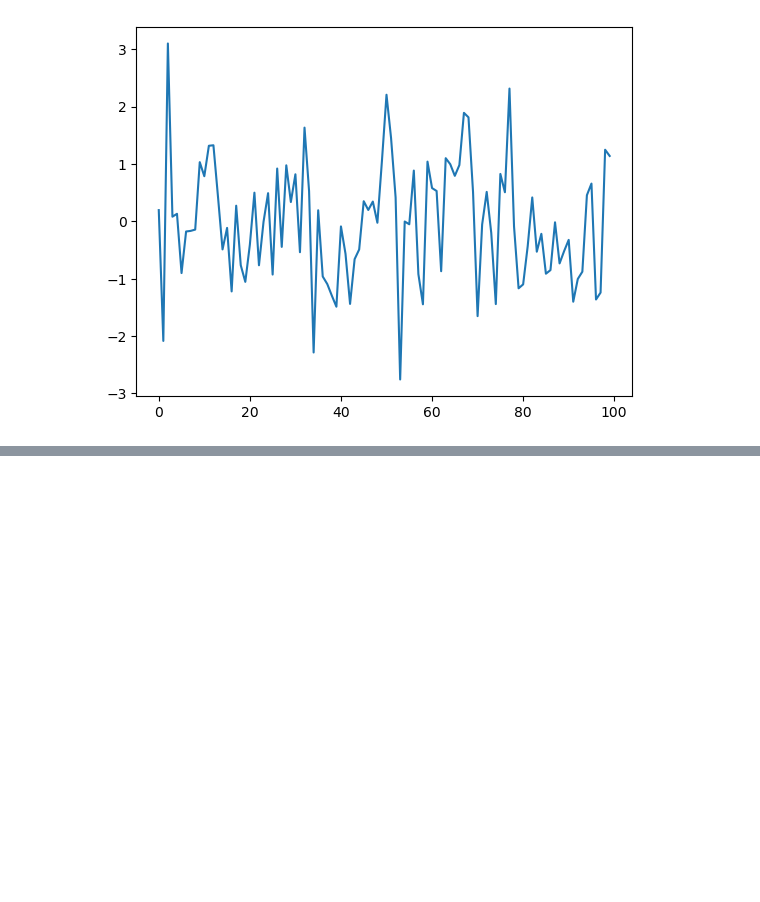
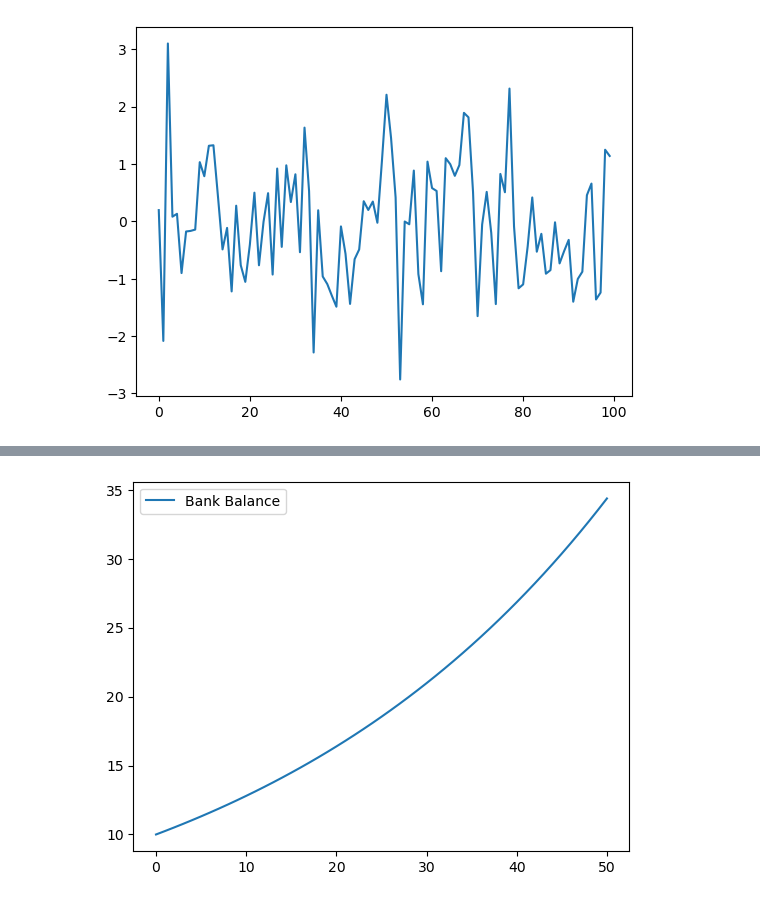
Before and after one commit to tanner-houston/QuantEcon.py, a Jupyter notebook: Python Programing for Econ and Finance/plotting_whitenoise.ipynb, the cells around one changed output, grey strips where cells are left out. Saved outputs shown, nothing was run; the diff lists cells and outputs as text; code cells hidden in the pictures; blank space fills up the shorter version.

```diff
--- a/Python Programing for Econ and Finance/plotting_whitenoise.ipynb
+++ b/Python Programing for Econ and Finance/plotting_whitenoise.ipynb
@@ -30,0 +45,16 @@ plt.show()
+# %%
+## Bank account over time
+
+r = 0.025    # interest rate
+T = 50       # end date
+b = np.empty(T+1)   # empty Numpy array to store b_t
+b[0] = 10   # Account starts with 10
+
+for t in range(T):
+    b[t+1] = (1+r)*b[t]
+
+plt.plot(b, label = "Bank Balance")
+plt.legend()
+plt.show()
+# %% [output]
+[figure, added]
```
Also changed, not shown: parts of 7 cells of this notebook.
